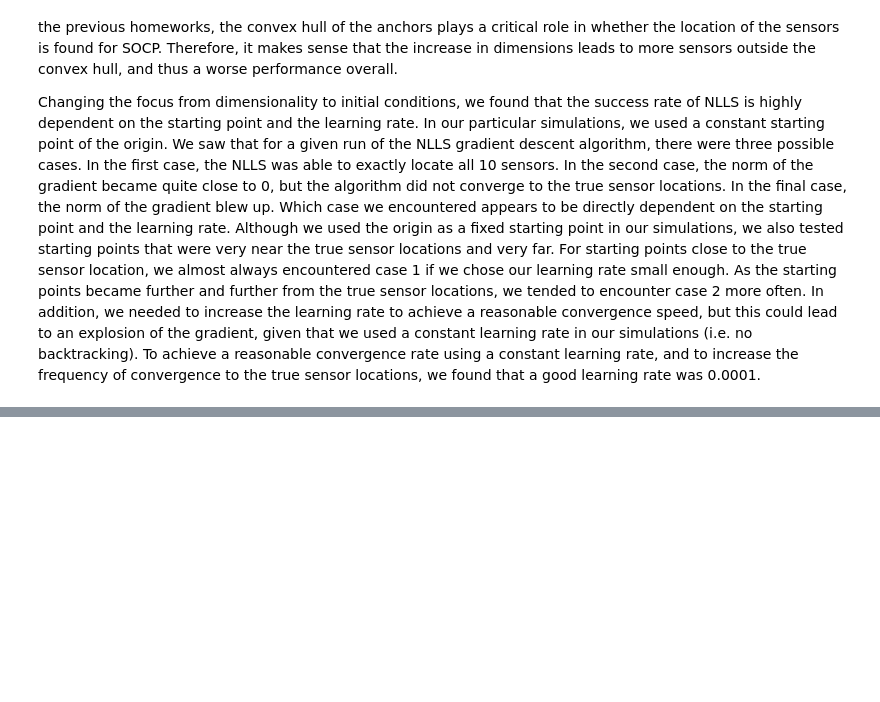
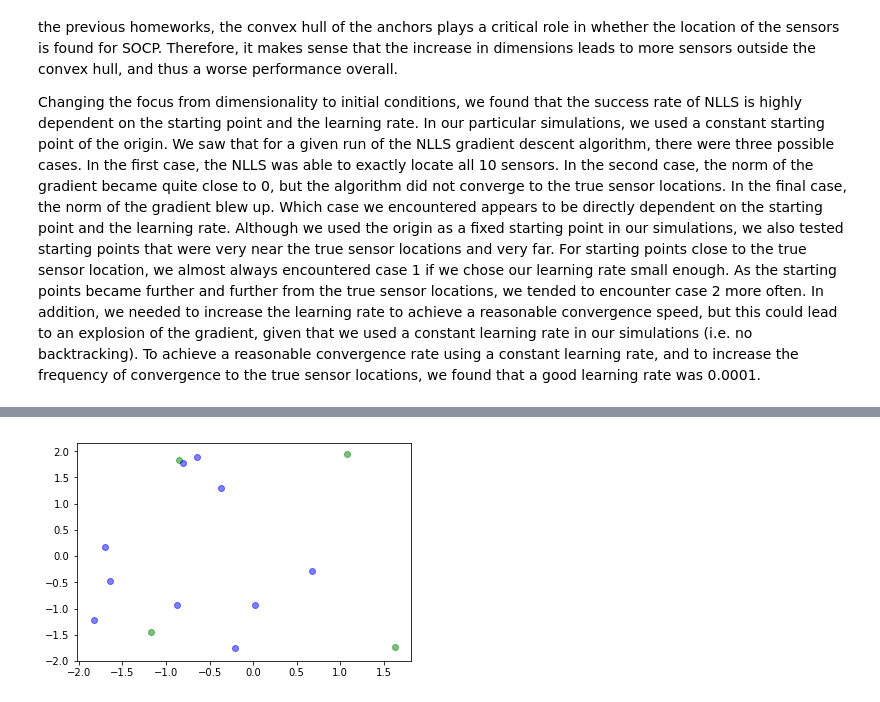
Before and after one commit to joehiggins/cme307, a Jupyter notebook: CME 307 Optimization Project 1.ipynb, the cells around one changed output, grey strips where cells are left out. Cells and saved outputs as stored; diff of their text form; code cells hidden in the pictures; blank space fills up the shorter version.

```diff
--- a/CME 307 Optimization Project 1.ipynb
+++ b/CME 307 Optimization Project 1.ipynb
@@ -400,0 +569,4 @@ Changing the focus from dimensionality to initial conditions, we found that the
+# %%
+plot_results(anchors, sensors, NLLS_result)
+# %% [output]
+[figure, added]
```
Also changed, not shown: parts of 34 cells of this notebook.
